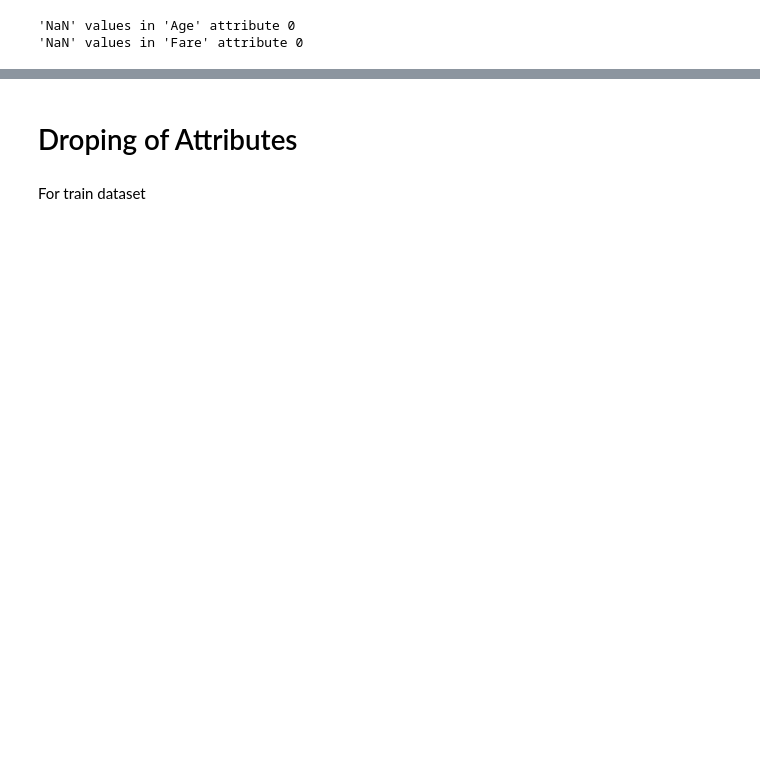
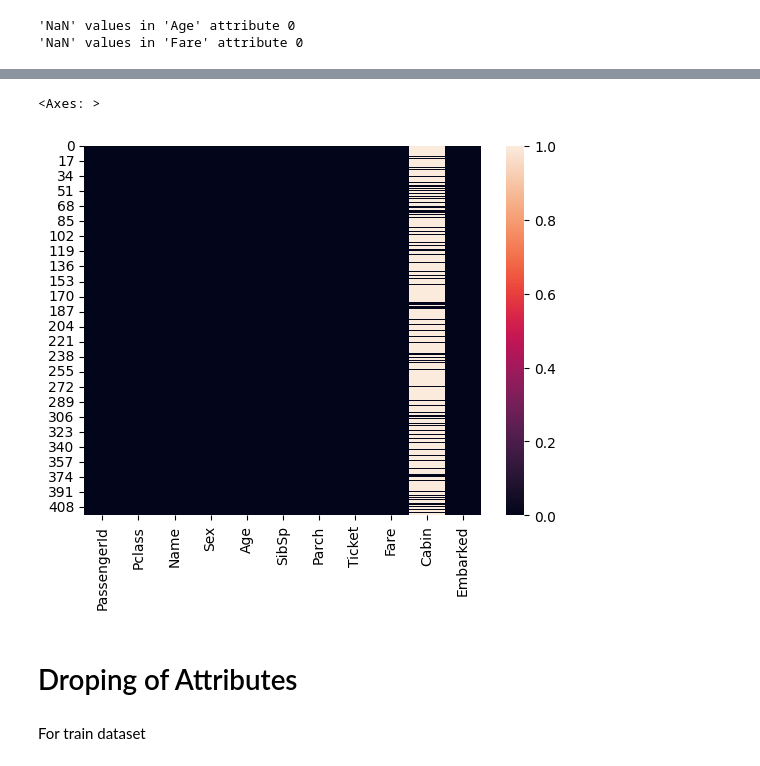
Before and after one commit to shivarjunpawan/DM, a Jupyter notebook: Datamining.ipynb, the cells around one changed output, grey strips where cells are left out. Drawn from its saved outputs; the diff is of its cells as text; code cells hidden in the pictures; blank space fills up the shorter version.

```diff
--- a/Datamining.ipynb
+++ b/Datamining.ipynb
@@ -201,3 +221,8 @@ print("'NaN' values in 'Fare' attribute",test['Fare'].isna().sum())
+# %%
+sns.heatmap(test.isna())
+# %% [output]
+<Axes: >
+[figure, added]
 # %% [markdown]
 # Droping of Attributes
 # %% [markdown]
```
Also changed, not shown: parts of 15 cells of this notebook.
